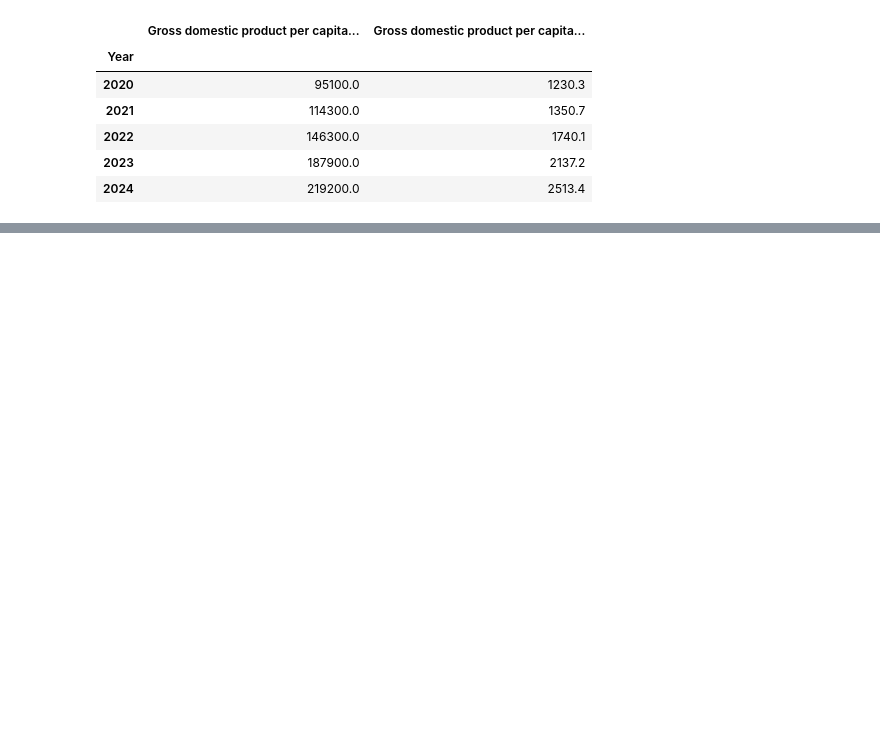
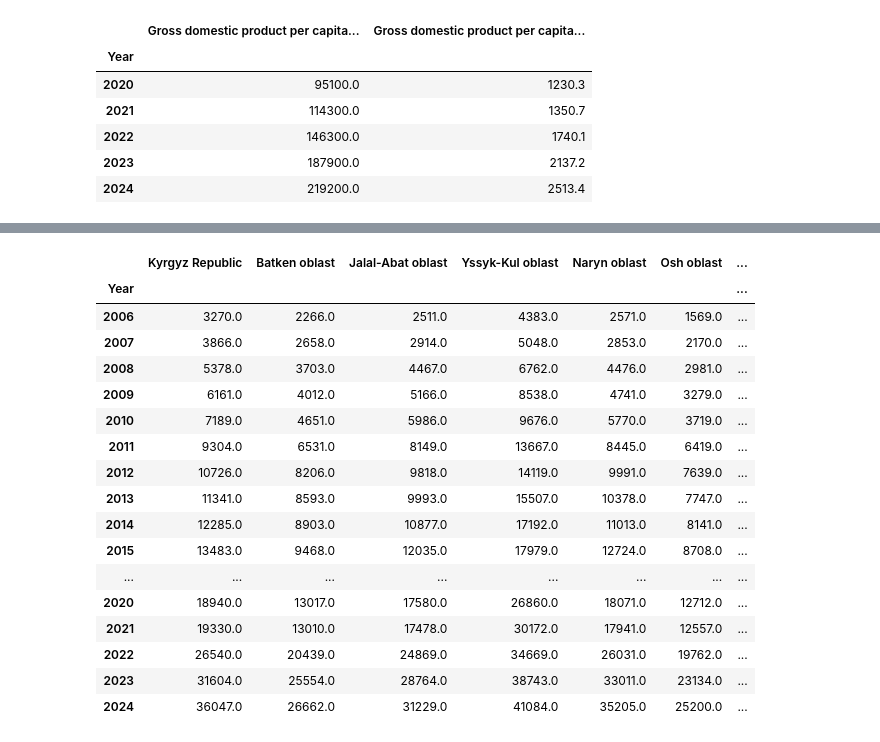
Before and after one commit to rus5sp/DAV-Project, a Jupyter notebook: cleaning.ipynb, the cells around one changed output, grey strips where cells are left out. Drawn from its saved outputs; the diff is of its cells as text; code cells hidden in the pictures; blank space fills up the shorter version.

Commit message:
Monthly salaries dataset cleaned

```diff
--- a/cleaning.ipynb
+++ b/cleaning.ipynb
@@ -297,0 +318,32 @@ clean_gdp_per_capita
+# %%
+clean_monthly_salaries = monthly_salaries.copy()
+
+clean_monthly_salaries = clean_monthly_salaries.drop(columns=["Көрсөткүчтөрдүн аталыштары", "Наименование показателей"])
+clean_monthly_salaries.dropna(inplace=True)
+clean_monthly_salaries = clean_monthly_salaries.set_index('Items').T
+
+clean_monthly_salaries.index = pd.to_datetime(clean_monthly_salaries.index, format='%Y').year
+clean_monthly_salaries.index.name = 'Year'
+
+clean_monthly_salaries.columns.name = None
+# %%
+clean_monthly_salaries
+# %% [output]
+|  | Kyrgyz Republic | Batken oblast | Jalal-Abat oblast | Yssyk-Kul oblast | Naryn oblast | Osh oblast | ... |
+| Year |  |  |  |  |  |  | ... |
+| 2006 | 3270.0 | 2266.0 | 2511.0 | 4383.0 | 2571.0 | 1569.0 | ... |
+| 2007 | 3866.0 | 2658.0 | 2914.0 | 5048.0 | 2853.0 | 2170.0 | ... |
+| 2008 | 5378.0 | 3703.0 | 4467.0 | 6762.0 | 4476.0 | 2981.0 | ... |
+| 2009 | 6161.0 | 4012.0 | 5166.0 | 8538.0 | 4741.0 | 3279.0 | ... |
+| 2010 | 7189.0 | 4651.0 | 5986.0 | 9676.0 | 5770.0 | 3719.0 | ... |
+| 2011 | 9304.0 | 6531.0 | 8149.0 | 13667.0 | 8445.0 | 6419.0 | ... |
+| 2012 | 10726.0 | 8206.0 | 9818.0 | 14119.0 | 9991.0 | 7639.0 | ... |
+| 2013 | 11341.0 | 8593.0 | 9993.0 | 15507.0 | 10378.0 | 7747.0 | ... |
+| 2014 | 12285.0 | 8903.0 | 10877.0 | 17192.0 | 11013.0 | 8141.0 | ... |
+| 2015 | 13483.0 | 9468.0 | 12035.0 | 17979.0 | 12724.0 | 8708.0 | ... |
+| ... | ... | ... | ... | ... | ... | ... | ... |
+| 2020 | 18940.0 | 13017.0 | 17580.0 | 26860.0 | 18071.0 | 12712.0 | ... |
+| 2021 | 19330.0 | 13010.0 | 17478.0 | 30172.0 | 17941.0 | 12557.0 | ... |
+| 2022 | 26540.0 | 20439.0 | 24869.0 | 34669.0 | 26031.0 | 19762.0 | ... |
+| 2023 | 31604.0 | 25554.0 | 28764.0 | 38743.0 | 33011.0 | 23134.0 | ... |
+| 2024 | 36047.0 | 26662.0 | 31229.0 | 41084.0 | 35205.0 | 25200.0 | ... |
```
Also changed, not shown: parts of 2 cells of this notebook.
